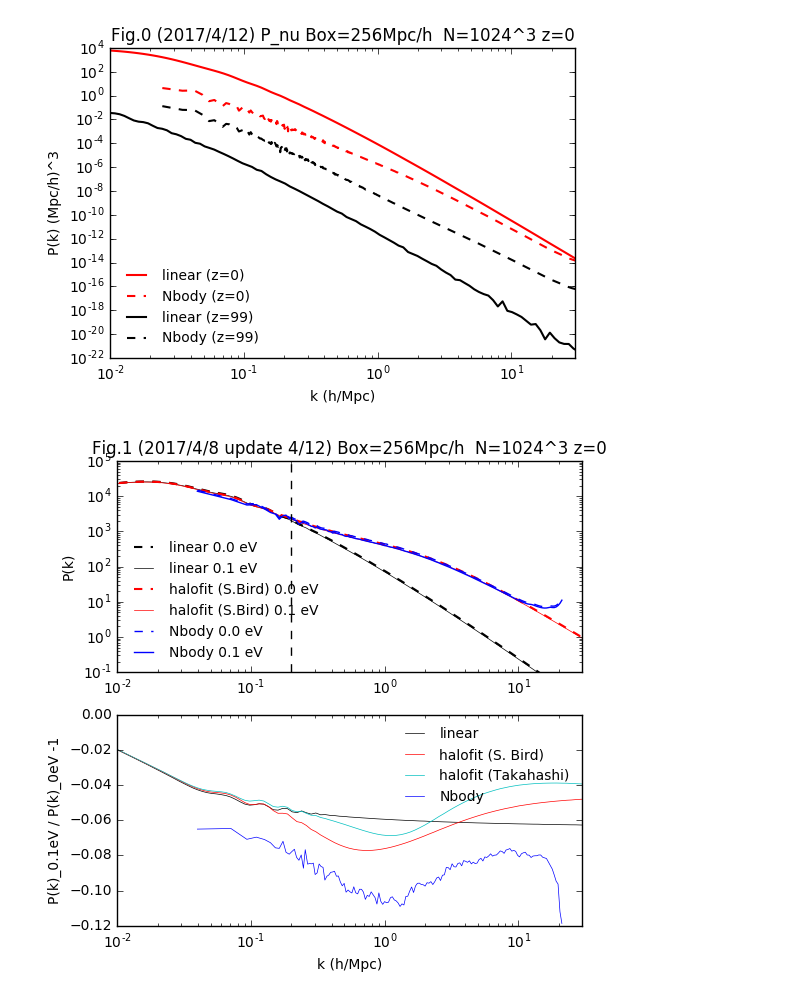
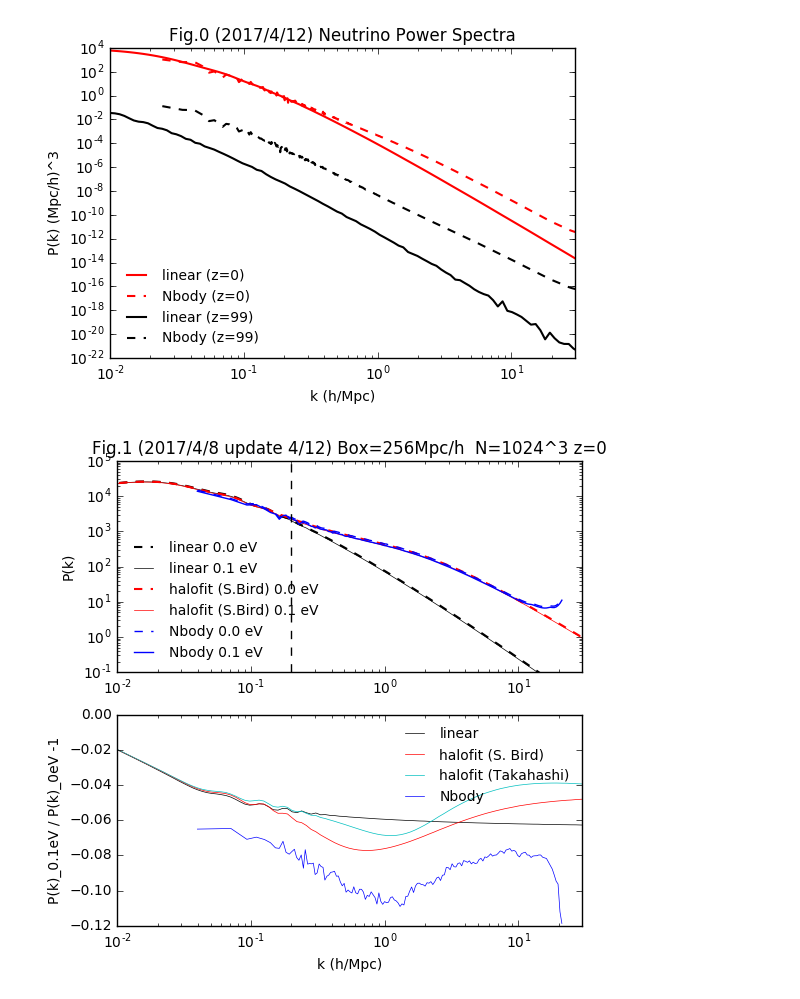
Before and after one commit to liuxx479/neutrino-batch, a Jupyter notebook: plot-matterps.ipynb, the cells around one changed output. Drawn from its saved outputs; the diff is of its cells as text; code cells hidden in the pictures.

```diff
--- a/plot-matterps.ipynb
+++ b/plot-matterps.ipynb
@@ -75,29 +75,29 @@ Pgadget_bined = ((omnu*Pnu_interp**0.5+omc*Pgadget_bined**0.5)/0.3)**2
 kcamb99, Pcamb99 = np.loadtxt('camb/camb_mnv0.10000_om0.30000_As2.1000_matterpow_99.dat').T
 k_trans99, Ttot99, Tnonu99, Tnu99 = loadtxt('camb/camb_mnv0.10000_om0.30000_As2.1000_transfer_99.dat').T[[0,6,7,5]]
 ratio_nu99 = interp1d(k_trans99, (Tnu99/Ttot99)**2)(k_arr)
-Pcamb_nu99 = interp1d(kcamb99, Pcamb99)(k_arr)*ratio_nu99
+Pcamb_nu99 = interp1d(kcamb99, Pcamb99)(k_arr)
 # %%
 f=figure(figsize=(6,4))
 ax=f.add_subplot(111)
 
 ax.plot(k_arr, ratio_nu*Pcamb_interp, 'r-',lw=1.5,label='linear (z=0)')
-ax.plot(knu*1e3, Pnu*1e-9, 'r--',lw=1.5,label='Nbody (z=0)')
+ax.plot(knu*1e3, (2*pi)**3*Pnu*1e-9, 'r--',lw=1.5,label='Nbody (z=0)')
 
-ax.plot(k_arr, Pcamb_nu99, 'k-',lw=1.5,label='linear (z=99)')
+ax.plot(k_arr, ratio_nu99*Pcamb_nu99, 'k-',lw=1.5,label='linear (z=99)')
 ax.plot(knu99*1e3, Pnu99*1e-9, 'k--',lw=1.5,label='Nbody (z=99)')
 
 
 ax.set_xlabel('k (h/Mpc)')
 ax.set_ylabel('P(k) (Mpc/h)^3')
 ax.set_xscale('log')
 ax.set_yscale('log')
 ax.set_xlim(1e-2, 30)
 #ax.set_ylim(0.1, 1e5)
 ax.set_title('Fig.0 (2017/4/12) Neutrino Power Spectra')
 ax.legend(frameon=0,loc=3,fontsize=10)
 show()
 # %% [output]
-[figure, old version]
+[figure, new version]
 # %%
 f=figure(figsize=(6,6))
 ax=f.add_subplot(211)
```
